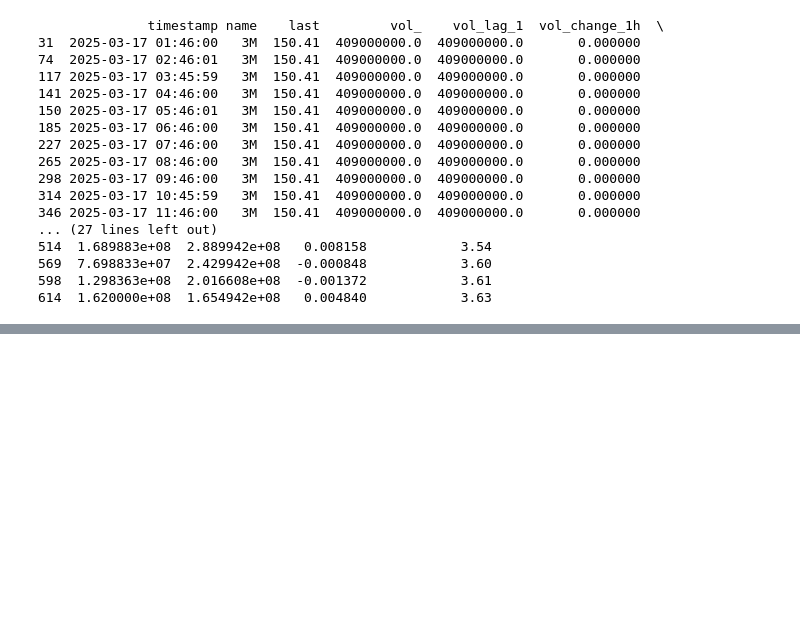
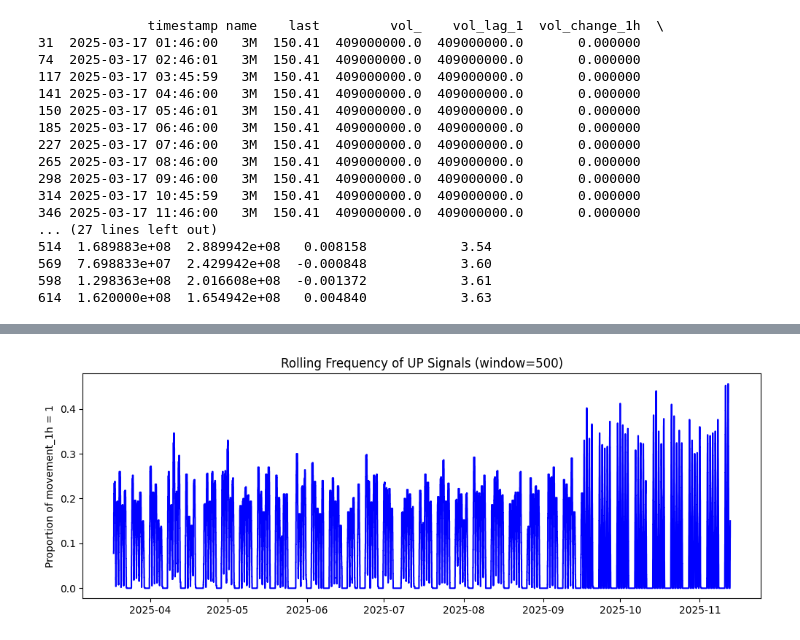
Before and after one commit to ademmrabet/stockmarketforcast, a Jupyter notebook: notebooks/01_exploratory.ipynb, the cells around one changed output, grey strips where cells are left out. Cells and saved outputs as stored; diff of their text form; code cells hidden in the pictures; blank space fills up the shorter version.

```diff
--- a/notebooks/01_exploratory.ipynb
+++ b/notebooks/01_exploratory.ipynb
@@ -169,0 +280,13 @@ print(df_with_features[[
+# %%
+df["timestamp"] = pd.to_datetime(df["timestamp"])
+df = df.sort_values("timestamp")
+
+rolling_mean = df["movement_1h"].rolling(500).mean()
+
+plt.figure(figsize=(12,4))
+plt.plot(df["timestamp"], rolling_mean, color="blue")
+plt.title("Rolling Frequency of UP Signals (window=500)")
+plt.ylabel("Proportion of movement_1h = 1")
+plt.show()
+# %% [output]
+[figure, added]
```
Also changed, not shown: parts of 13 cells of this notebook, 8 other files.
